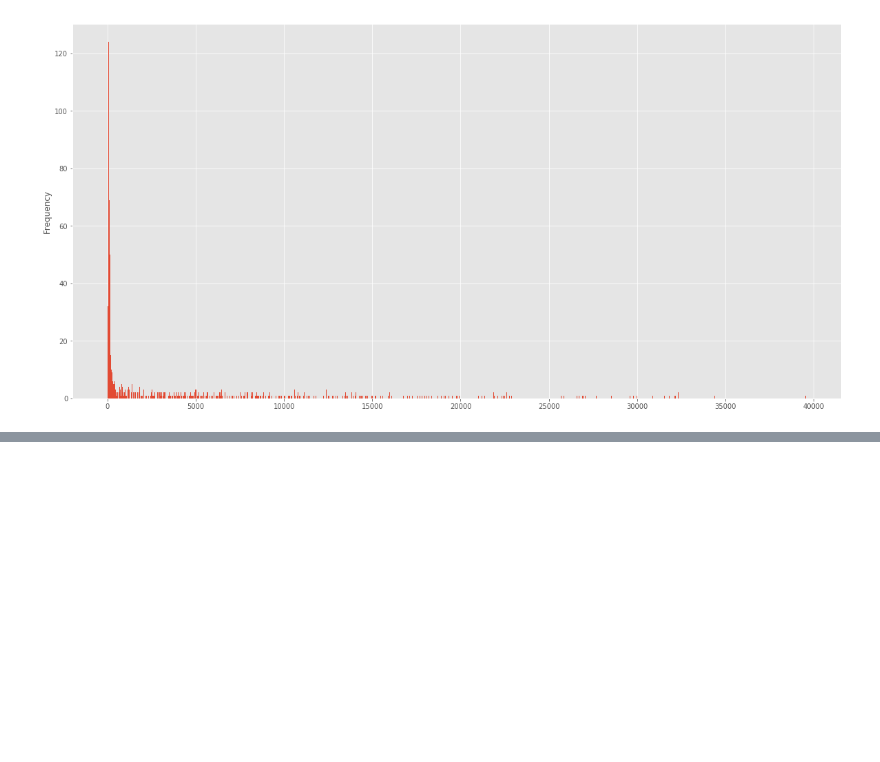
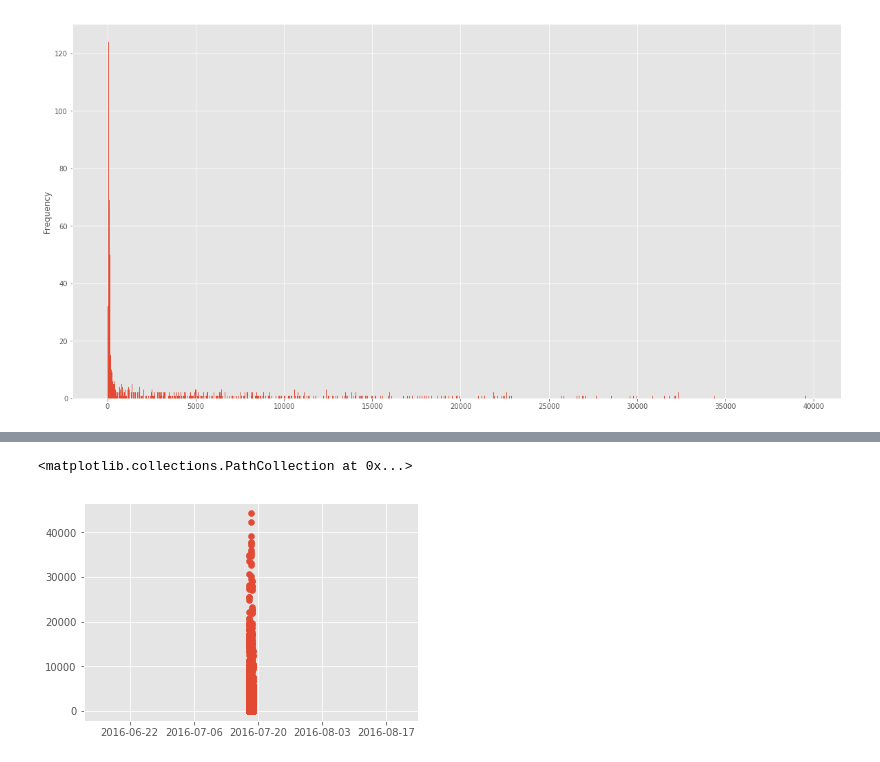
Before and after one commit to codestar12/hackathon-hooli, a Jupyter notebook: Traffic Analytics.ipynb, the cells around one changed output, grey strips where cells are left out. Cells and saved outputs as stored; diff of their text form; code cells hidden in the pictures; blank space fills up the shorter version.

```diff
--- a/Traffic Analytics.ipynb
+++ b/Traffic Analytics.ipynb
@@ -100 +144,6 @@ See the caveats in the documentation: http://pandas.pydata.org/pandas-docs/stabl
+# %%
+plt.scatter(northbound['host_read_time_x'].tolist(), northbound['time_north'].tolist())
+# %% [output]
+<matplotlib.collections.PathCollection at 0x...>
+[figure, added]
 # %%
```
Also changed, not shown: parts of 12 cells of this notebook.
